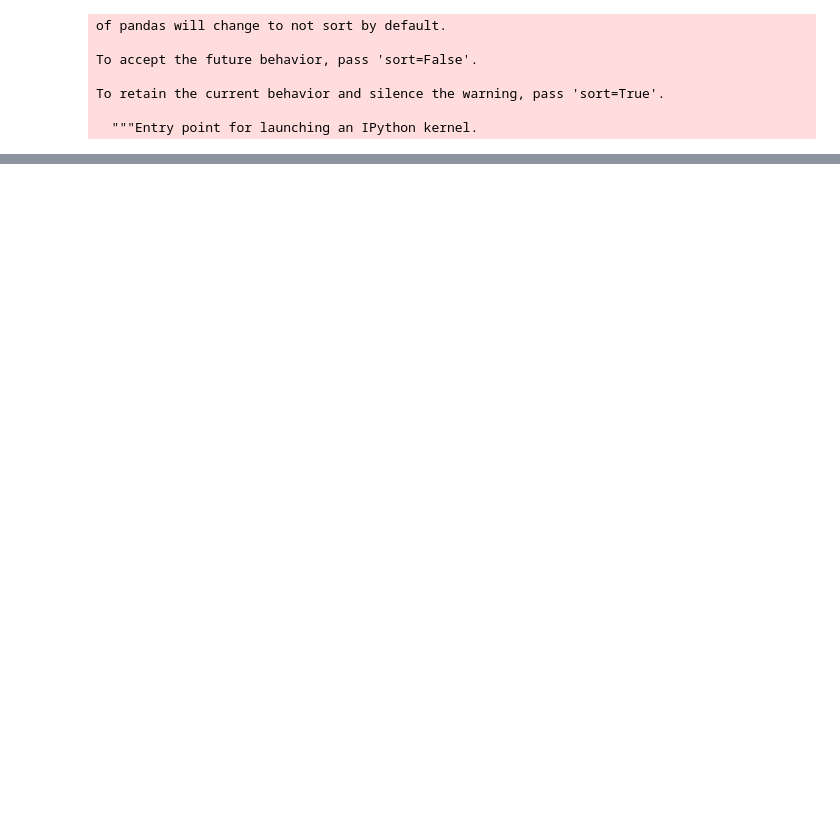
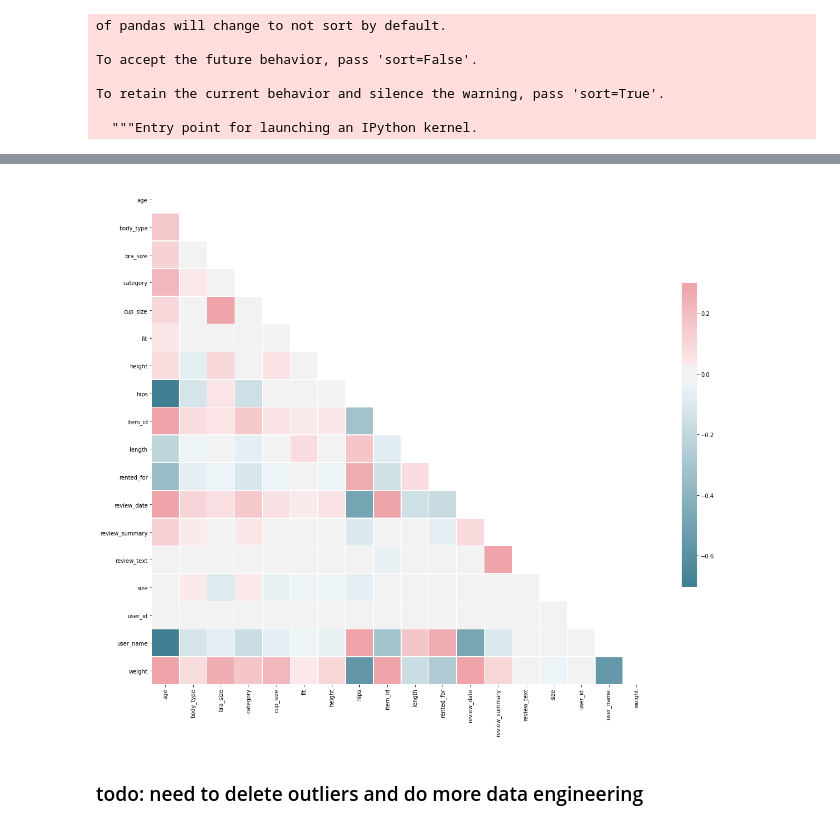
Before and after one commit to Emilylulu/clothes-size-recommendation, a Jupyter notebook: cloth_prediction.ipynb, the cells around one changed output, grey strips where cells are left out. Saved outputs shown, nothing was run; the diff lists cells and outputs as text; code cells hidden in the pictures; blank space fills up the shorter version.

```diff
--- a/cloth_prediction.ipynb
+++ b/cloth_prediction.ipynb
@@ -263,0 +239,27 @@ data.head()
+# %%
+from sklearn.preprocessing import LabelEncoder
+
+cat = data
+cat = cat.astype(str)
+catnew = cat.apply(LabelEncoder().fit_transform)
+# %%
+corr = catnew.corr()
+import matplotlib.pyplot as plt
+
+mask = np.zeros_like(corr, dtype=np.bool)
+mask[np.triu_indices_from(mask)] = True
+
+# Set up the matplotlib figure
+f, ax = plt.subplots(figsize=(20, 20))
+
+# Generate a custom diverging colormap
+cmap = sns.diverging_palette(220, 10, as_cmap=True)
+
+# Draw the heatmap with the mask and correct aspect ratio
+sns.heatmap(corr, mask=mask, cmap=cmap, vmax=.3, center=0,
+            square=True, linewidths=.5, cbar_kws={"shrink": .5})
+plt.show()
+# %% [output]
+[figure, added]
+# %% [markdown]
+### todo: need to delete outliers and do more data engineering
```
Also changed, not shown: parts of 56 cells of this notebook.
